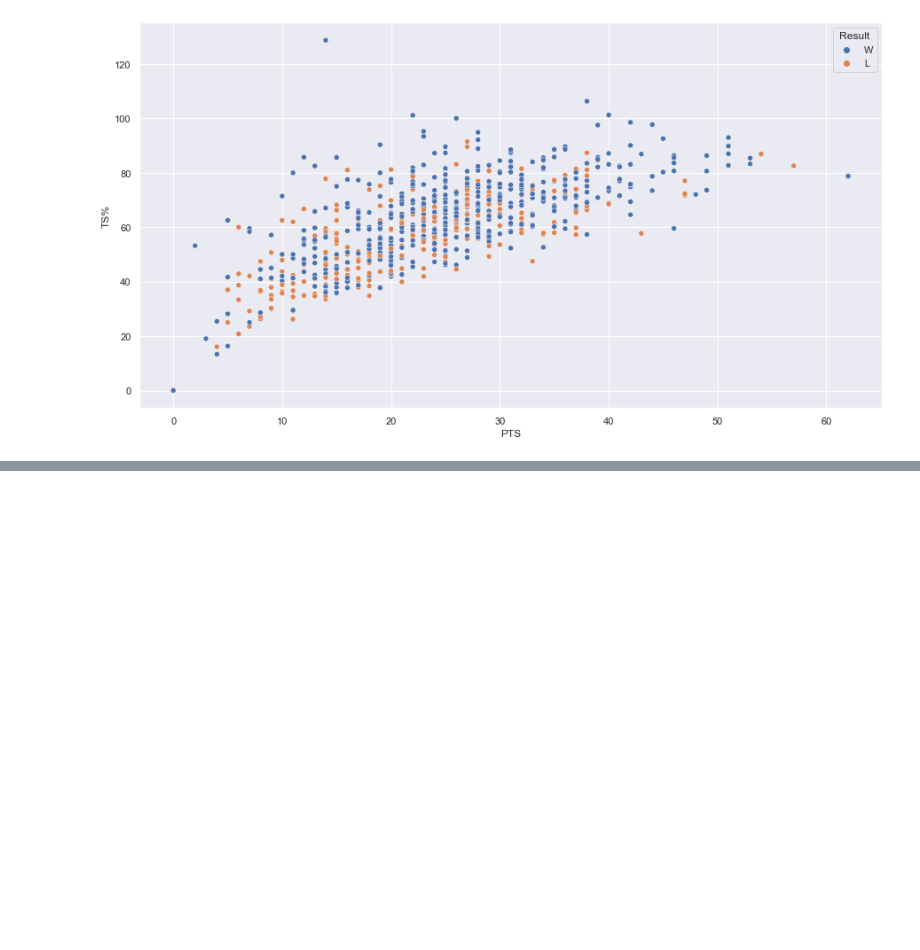
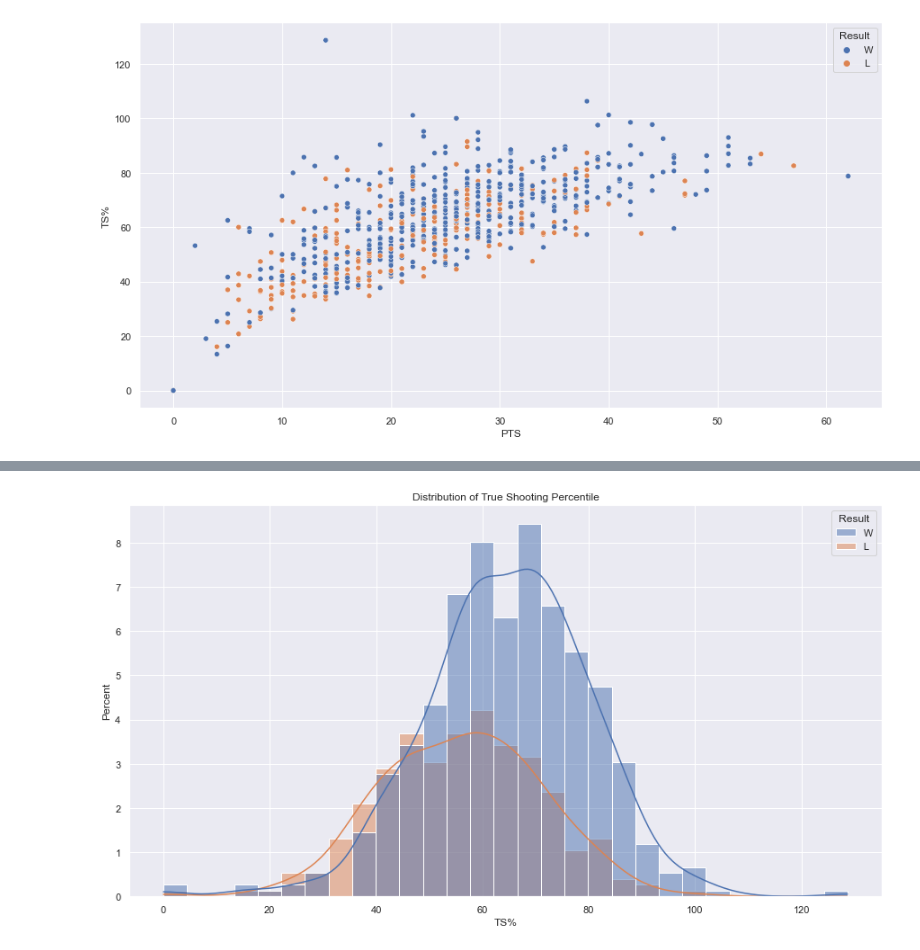
Before and after one commit to sidmurthy/stephstuff, a Jupyter notebook: src/stephplayground.ipynb, the cells around one changed output, grey strips where cells are left out. Saved outputs shown, nothing was run; the diff lists cells and outputs as text; code cells hidden in the pictures; blank space fills up the shorter version.

```diff
--- a/src/stephplayground.ipynb
+++ b/src/stephplayground.ipynb
@@ -93,0 +119,5 @@ plt.title('Opponent Score Distribution during the Regular Season');
+# %%
+sns.histplot(data=reg_szn, x='TS%', hue='Result', stat='percent', kde=True);
+plt.title('Distribution of True Shooting Percentile');
+# %% [output]
+[figure, added]
```
Also changed, not shown: parts of 7 cells of this notebook.
